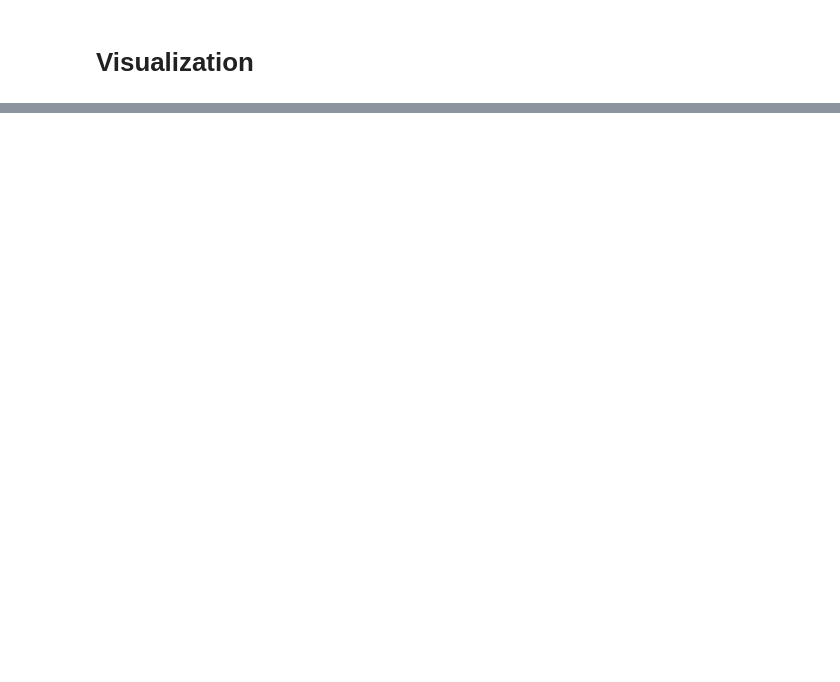
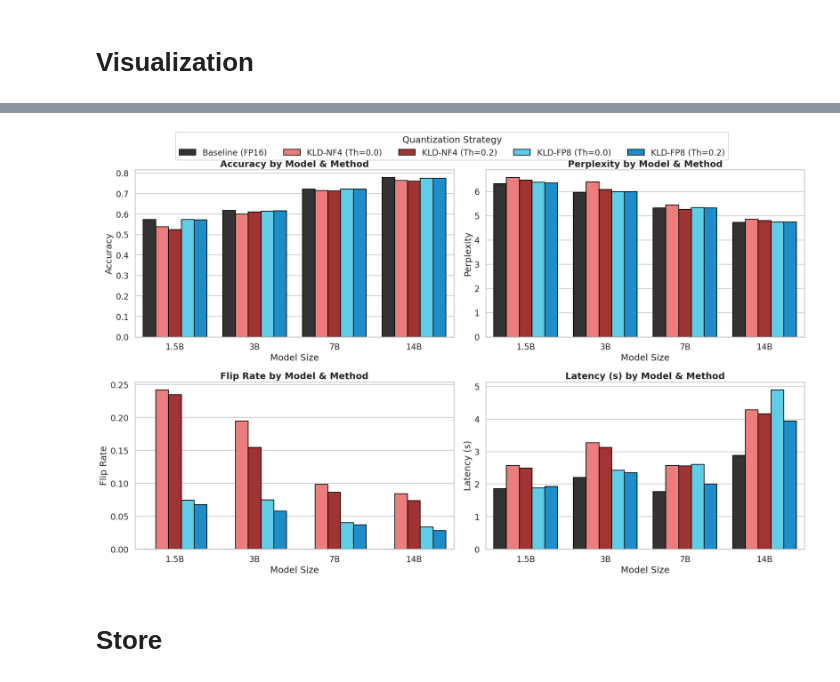
Before and after one commit to YueMenaYang/KLD-Quantization, a Jupyter notebook: exp3.ipynb, the cells around one changed output, grey strips where cells are left out. Cells and saved outputs as stored; diff of their text form; code cells hidden in the pictures; blank space fills up the shorter version.

```diff
--- a/exp3.ipynb
+++ b/exp3.ipynb
@@ -666,3 +796,72 @@ plt.show()
+# %%
+# 2. Extract clean Model Labels (1.5B, 3B, etc.)
+def get_clean_label(model_name):
+    match = re.search(r"(\d+(\.\d+)?[BM])", model_name)
+    if match:
+        return match.group(1)
+    return model_name
+
+df['Model_Short'] = df['Model'].apply(get_clean_label)
+
+# 3. Create Strategy Column
+def get_strategy(row):
+    if row['Method'] == 'FP16 Baseline':
+        return 'Baseline (FP16)'
+    return f"{row['Method']} (Th={row['Threshold']})"
+
+df['Strategy'] = df.apply(get_strategy, axis=1)
+
+# 4. Visualization
+sns.set_theme(style="whitegrid", context="talk")
+fig, axes = plt.subplots(2, 2, figsize=(20, 12))
+axes = axes.flatten()
+
+metrics_map = [
+    ('Acc', 'Accuracy', 'higher'),
+    ('PPL', 'Perplexity', 'lower'),
+    ('Flip', 'Flip Rate', 'lower'),
+    ('Latency', 'Latency (s)', 'lower')
+]
+
+# Custom Colors
+strategy_colors = {
+    "Baseline (FP16)": "#333333",  # Dark Grey
+    "KLD-NF4 (Th=0.0)": "#FF6B6B", # Light Red
+    "KLD-NF4 (Th=0.2)": "#B22222", # Dark Red
+    "KLD-FP8 (Th=0.0)": "#48DBFB", # Light Blue
+    "KLD-FP8 (Th=0.2)": "#0097E6"  # Dark Blue
+}
+
+for i, (col, label, _) in enumerate(metrics_map):
+    ax = axes[i]
+    sns.barplot(
+        data=df,
+        x='Model_Short',
+        y=col,
+        hue='Strategy',
+        palette=strategy_colors,
+        ax=ax,
+        edgecolor='black'
+    )
+
+    ax.set_title(f"{label} by Model & Method", fontweight='bold')
+    ax.set_xlabel("Model Size")
+    ax.set_ylabel(label)
+
+    # Hide individual legends
+    ax.get_legend().remove()
+
+# Add Global Legend
+handles, labels = axes[0].get_legend_handles_labels()
+fig.legend(handles, labels, loc='upper center', bbox_to_anchor=(0.5, 1.05), ncol=5, title="Quantization Strategy")
+
+plt.tight_layout()
+plt.savefig('metrics_comparison.png')
+plt.show()
+# %% [output]
+[figure, added]
+# %% [markdown]
+# Store
 # %%
 from google.colab import drive
 drive.mount('/content/drive')
```
Also changed, not shown: parts of 10 cells of this notebook, 1 other file.
